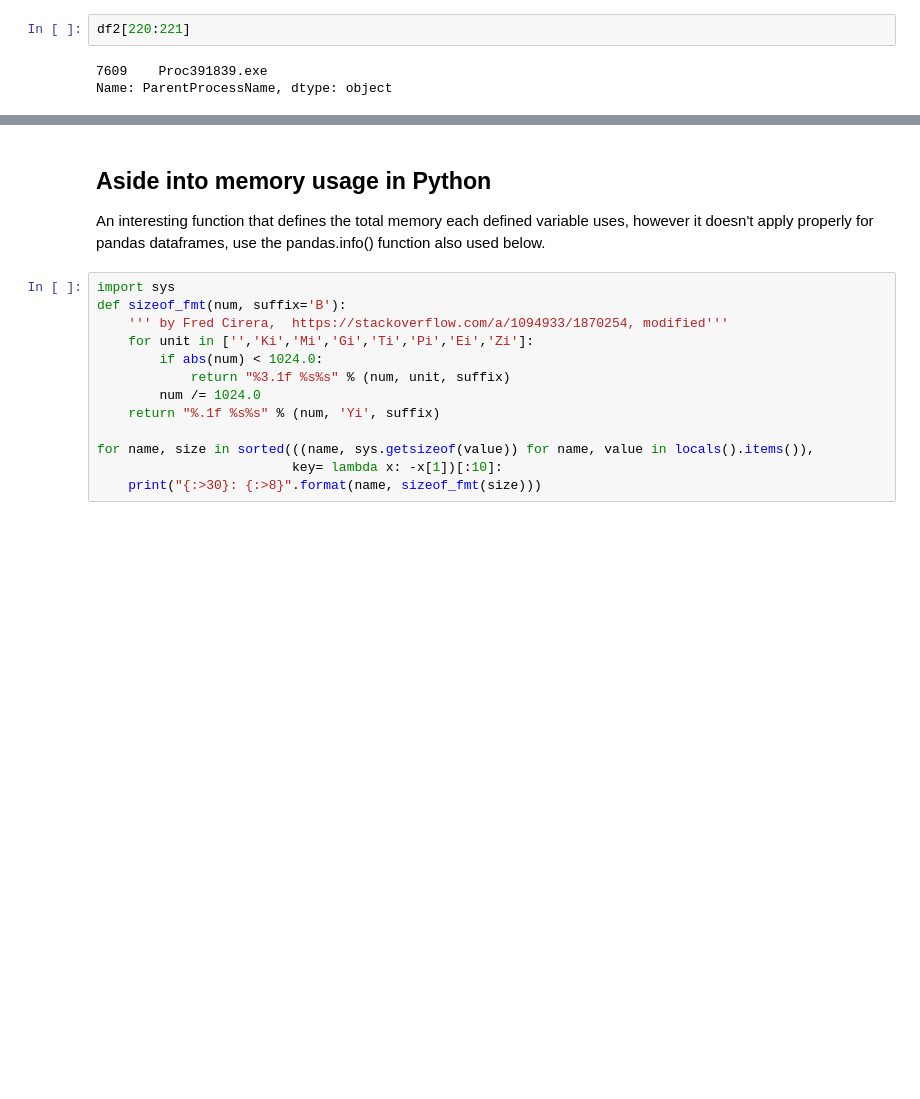
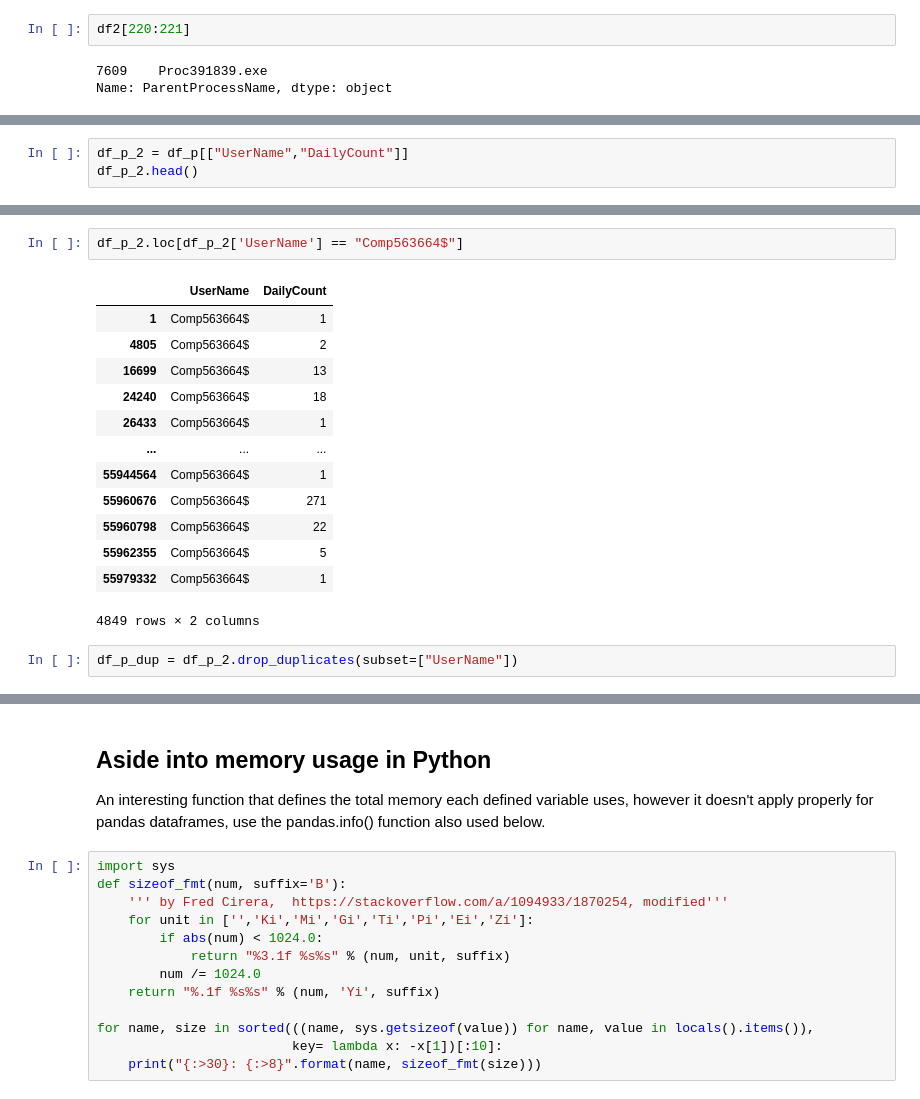
Before and after one commit to gabejg/Advanced-Cyber-Analytics-for-Attack-Detection, a Jupyter notebook: Gabriel/EDA/Process.ipynb, the cells around one changed output, grey strips where cells are left out. Drawn from its saved outputs; the diff is of its cells as text; blank space fills up the shorter version.

```diff
--- a/Gabriel/EDA/Process.ipynb
+++ b/Gabriel/EDA/Process.ipynb
@@ -964,0 +981,3 @@ Name: ParentProcessName, dtype: object
+# %%
+df_p_2 = df_p[["UserName","DailyCount"]]
+df_p_2.head()
@@ -964,0 +991,18 @@ Name: ParentProcessName, dtype: object
+# %%
+df_p_2.loc[df_p_2['UserName'] == "Comp563664$"]
+# %% [output]
+|  | UserName | DailyCount |
+| 1 | Comp563664$ | 1 |
+| 4805 | Comp563664$ | 2 |
+| 16699 | Comp563664$ | 13 |
+| 24240 | Comp563664$ | 18 |
+| 26433 | Comp563664$ | 1 |
+| ... | ... | ... |
+| 55944564 | Comp563664$ | 1 |
+| 55960676 | Comp563664$ | 271 |
+| 55960798 | Comp563664$ | 22 |
+| 55962355 | Comp563664$ | 5 |
+| 55979332 | Comp563664$ | 1 |
+4849 rows × 2 columns
+# %%
+df_p_dup = df_p_2.drop_duplicates(subset=["UserName"])
```
Also changed, not shown: parts of 18 cells of this notebook.
